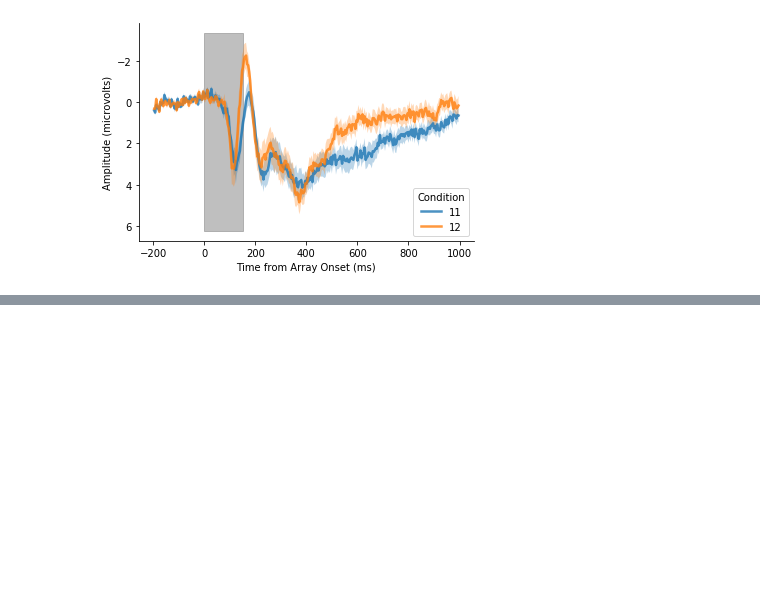
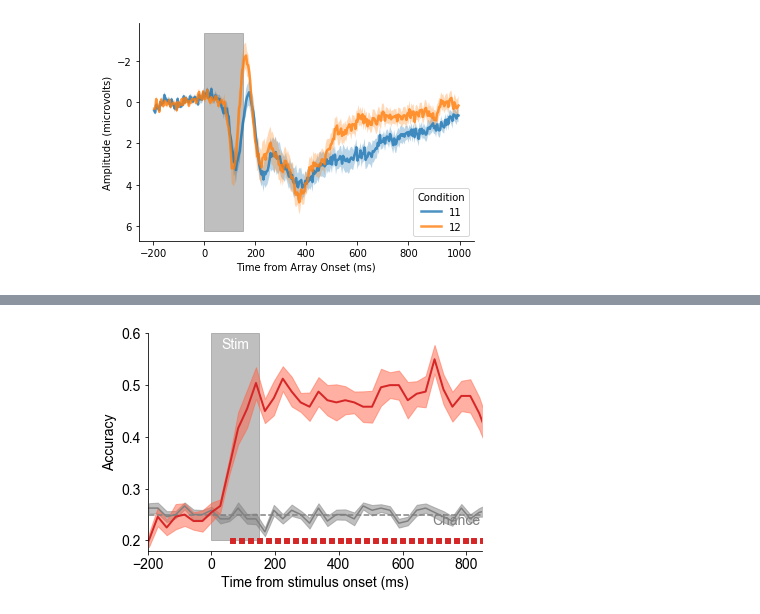
Before and after one commit to WilliamThyer/decode_ltm_from_wm, a Jupyter notebook: decode_load.ipynb, the cells around one changed output, grey strips where cells are left out. Cells and saved outputs as stored; diff of their text form; code cells hidden in the pictures; blank space fills up the shorter version.

Commit message:
decoding and plot acc and conf_mat

```diff
--- a/decode_load.ipynb
+++ b/decode_load.ipynb
@@ -17,13 +17,13 @@ erp.plot_conditions(xdata_all,ydata_all,electrode_subset = ('O','P'),conditions
 [figure]
 # %%
 time_window = 30
-time_step = 50
-trial_average = 3
-n_splits = 3
-group_dict = {0:[1],1:[2],2:[3],3:[4]}
+time_step = 30
+trial_average = 10
+n_splits = 30
+group_dict = {0:[21],1:[22],2:[24],3:[28]}
 wrangl = decode_eeg.Wrangler(exp.info['times'],time_window,time_step,trial_average,n_splits,group_dict)
 
-clfr = decode_eeg.Classification(wrangl,exp.nsub)
+clfr = decode_eeg.Classification(wrangl,exp.nsub,num_labels=4)
 # %%
 for isub in range(exp.nsub):
     print(isub)
@@ -34,0 +54,6 @@ for isub in range(exp.nsub):
+# %%
+interp = decode_eeg.Interpreter(clfr)
+# %%
+interp.plot_acc(significance_testing=1,savefig=0,ylim=[.18,.6])
+# %% [output]
+[figure, added]
```
Also changed, not shown: parts of 2 cells of this notebook.
